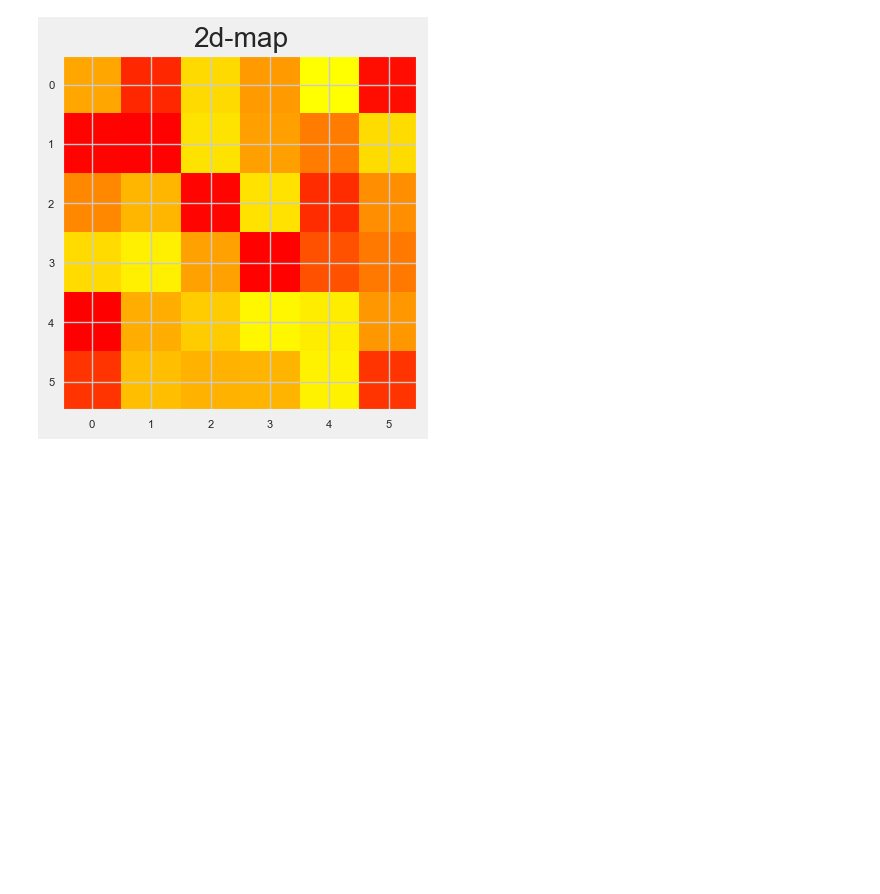
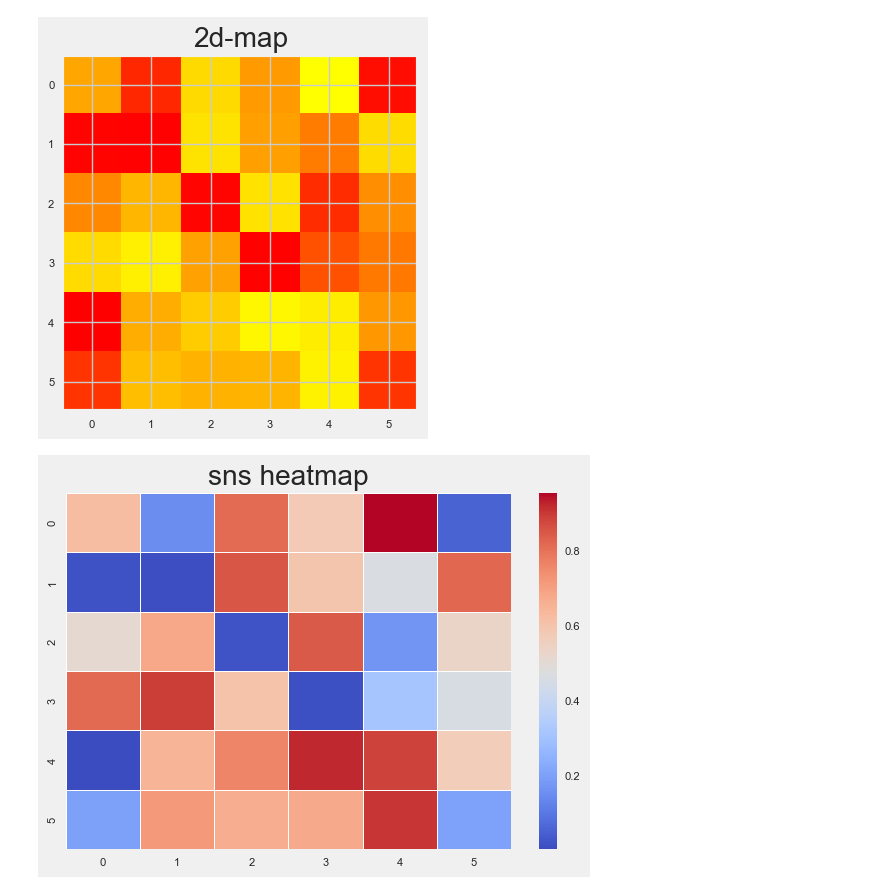
Before and after one commit to Ronit26Mehta/Python-Laborartory, a Jupyter notebook: 8_exp/ploting.ipynb, the cells around one changed output. Cells and saved outputs as stored; diff of their text form; code cells hidden in the pictures; blank space fills up the shorter version.

```diff
--- a/8_exp/ploting.ipynb
+++ b/8_exp/ploting.ipynb
@@ -701,3 +701,9 @@ plt.title("2d-map")
 plt.show()
 # %% [output]
 [figure]
+# %%
+sns.heatmap(data,linewidths=0.5,cmap="coolwarm")
+plt.title("sns heatmap")
+plt.show()
+# %% [output]
+[figure, added]
```
Also changed, not shown: parts of 5 cells of this notebook.
